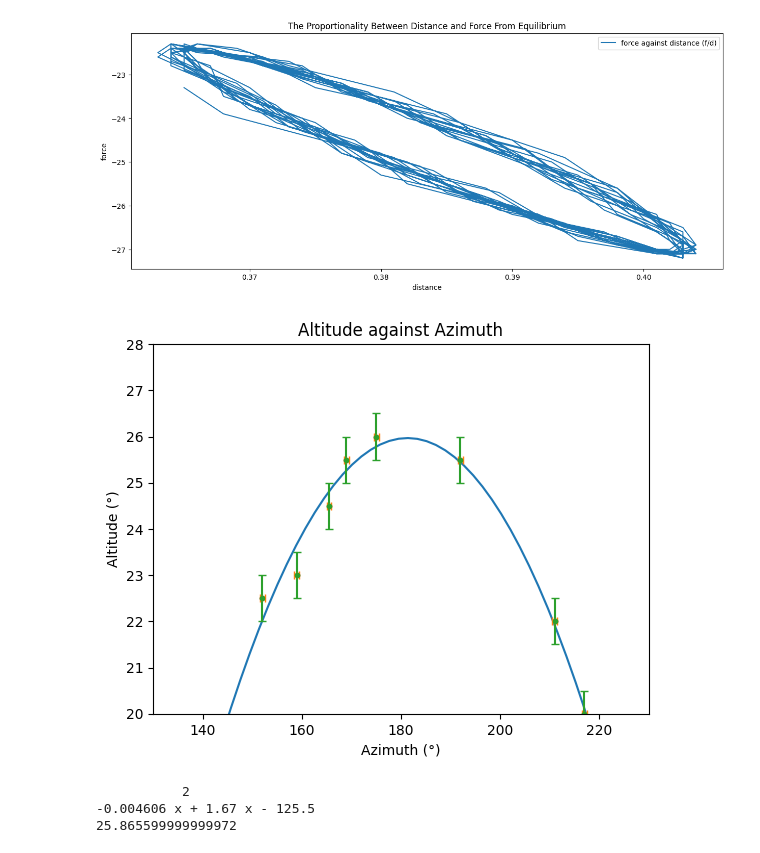
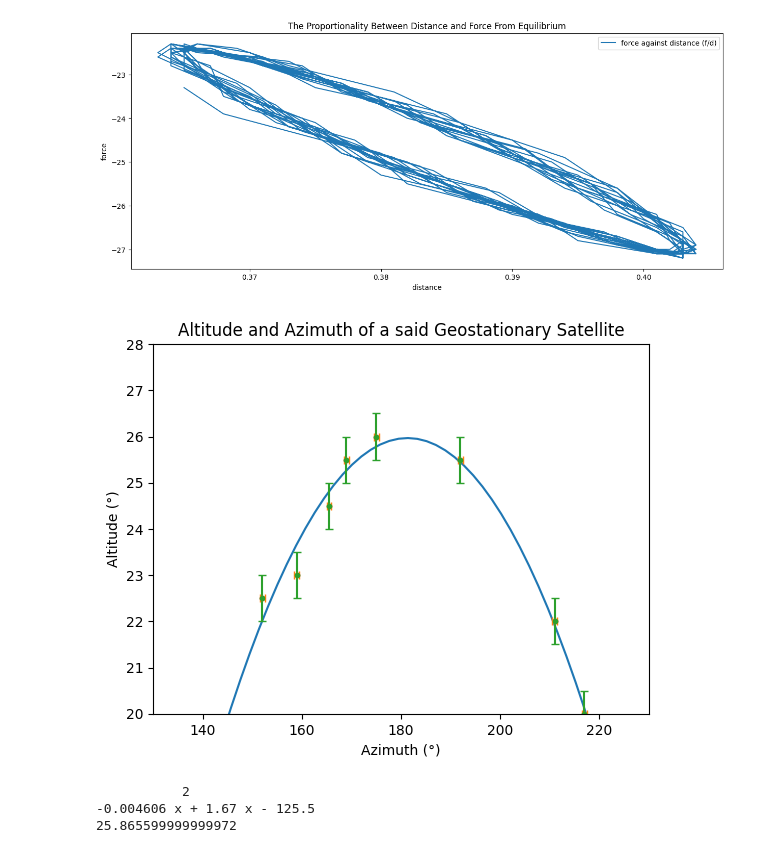
Before and after one commit to ClarkieUK/Data-Analysis, a Jupyter notebook: notebook.ipynb, the cells around one changed output. Cells and saved outputs as stored; diff of their text form; code cells hidden in the pictures.

```diff
--- a/notebook.ipynb
+++ b/notebook.ipynb
@@ -89,35 +89,35 @@ from matplotlib import markers
 
 x = az
 y = alt
 
 #find line of best fit
 a, b, c = np.polyfit(x, y, 2)
 
 #add points to plot
 plt.scatter(x, y, color='white')
 
 plt.xlabel("Azimuth (°)")
 plt.ylabel("Altitude (°)")
 
-plt.title("Altitude against Azimuth")
+plt.title("Altitude and Azimuth of a said Geostationary Satellite")
 
 #polynomial fit with degree = 2
 model = np.poly1d(np.polyfit(x, y, 2))
 
 #add fitted polynomial line to scatterplot
 polyline = np.linspace(1, 375, 200)
 plt.scatter(x, y,marker='.')
 plt.plot(polyline, model(polyline))
 plt.errorbar(x, y, xerr=0.5,fmt='.',capsize=3,)
 plt.errorbar(x, y, yerr=0.5, fmt=".",capsize=3,)
 plt.ylim(ymin=20)
 plt.ylim(ymax=28)
 plt.xlim(xmin=130)
 plt.xlim(xmax=230)
 plt.savefig("altvsaz.png")
 plt.show()
 # %% [output]
-[figure, old version]
+[figure, new version]
 # %%
 print(model)
 print(-0.004606*180**2+1.67*180-125.5) # finds alpha max
```
Also changed, not shown: parts of 2 cells of this notebook, 3 other files.
